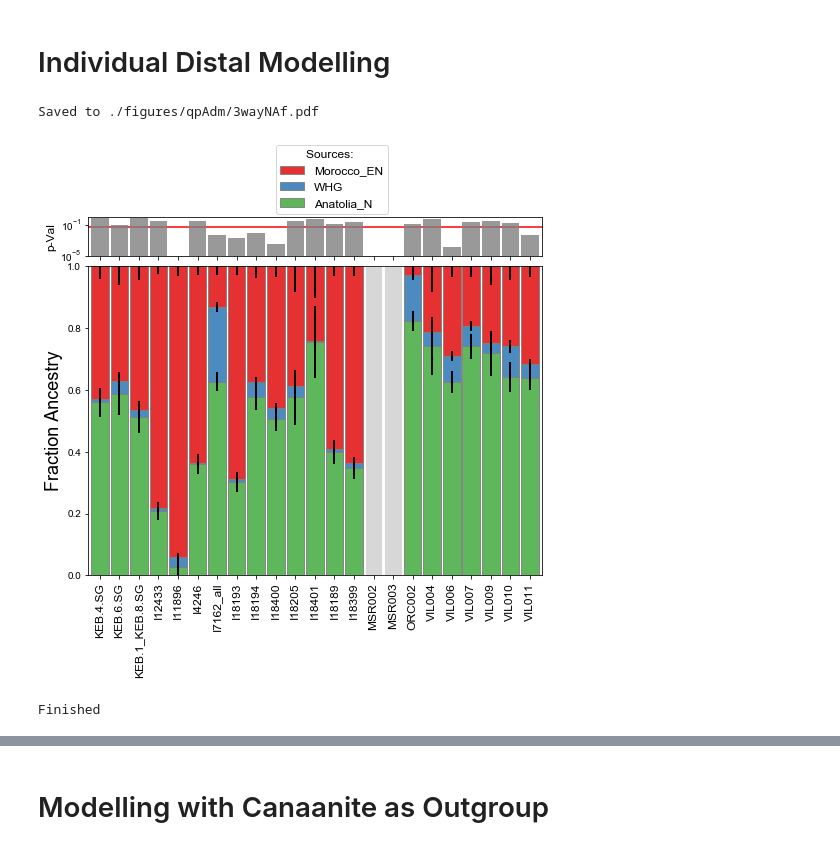
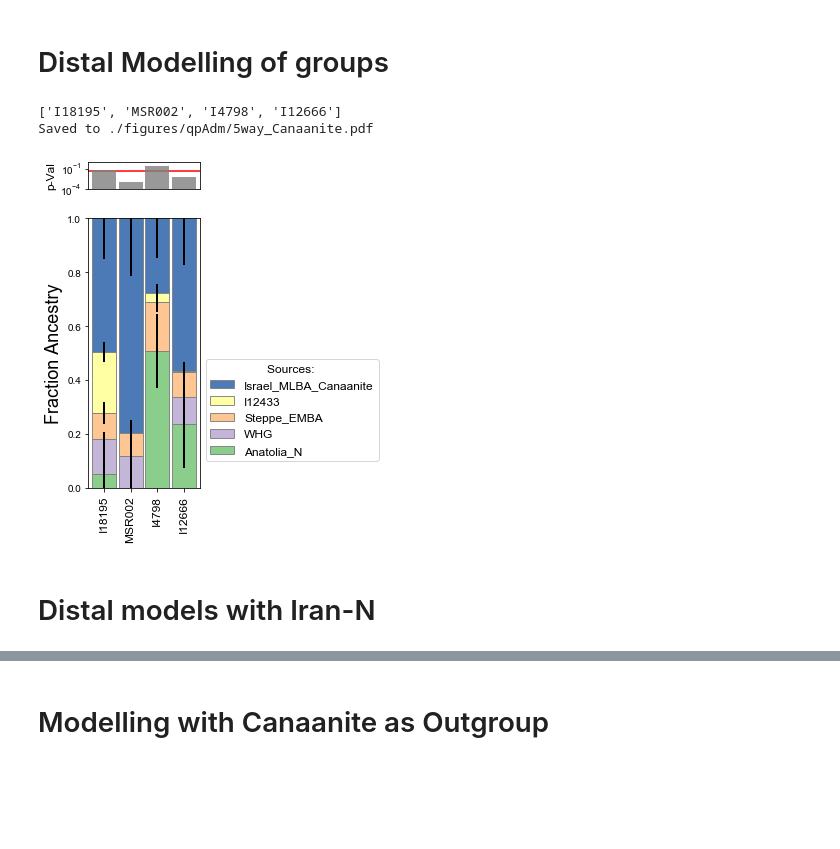
Before and after one commit to hringbauer/punic_aDNA, a Jupyter notebook: notebooks/qpAdm/viz_qpAdm.ipynb, the cells around one changed output, grey strips where cells are left out. Cells and saved outputs as stored; diff of their text form; code cells hidden in the pictures; blank space fills up the shorter version.

```diff
--- a/notebooks/qpAdm/viz_qpAdm.ipynb
+++ b/notebooks/qpAdm/viz_qpAdm.ipynb
@@ -386,29 +552,33 @@ def load_iids_from_indfile(path_ind, string,
 # %% [markdown]
-# Individual Distal Modelling
+# Distal Modelling of groups
 # %%
 ### Load the ancient Individual Label Data
-pops = ["Morocco_LN", "Algeria_N", "Iberia_North_BA_Africa_all",
-        "Punic_oAfrican",
-        "Sardinia"]
-path_ind = "./eigenstrat/combined/punic0.v43.ind"
+#pops = ["Morocco_LN", "Algeria_N", "Iberia_North_BA_Africa_all",
+#        "Punic_oAfrican",
+#        "Sardinia"]
+#path_ind = "./eigenstrat/combined/punic0.v43.ind"
+#all_iids = [load_iids_from_indfile(path_ind=path_ind,
+#                        string=pop) for pop in pops]
+#all_iids = np.concatenate(all_iids)
+#all_iids = np.insert(all_iids, 5, "I4246")
+all_iids = ["I18195", "MSR002", "I4798", "I12666"]
+sources = ["Anatolia_N", "WHG", "Steppe_EMBA",
+           "I12433", "Israel_MLBA_Canaanite"]
 
-all_iids = [load_iids_from_indfile(path_ind=path_ind,
-                        string=pop) for pop in pops]
-
-all_iids = np.concatenate(all_iids)
-all_iids = np.insert(all_iids, 5, "I4246")
-paths = [".".join([iid, "Anatolia_N","WHG","Morocco_EN"]) for iid in all_iids]
+paths = [".".join([iid] + sources) for iid in all_iids]
 # %%
-dir_path = "./output/qpAdm/3wayNAf/"
-save_path = "./figures/qpAdm/3wayNAf.pdf"
-c = ["#4daf4a", "#377eb8", "#e41a1c"]
-
-#best=0, pval_lim = [1e-4,1], figsize=(6,6)
+dir_path = "./output/qpAdm/5way_Canaanite/"
+save_path = "./figures/qpAdm/5way_Canaanite.pdf"
+c = ["#7fc97f", "#beaed4", "#fdc086",
+     "#ffff99", "#386cb0"]
 
 plot_qpadm(dir_path=dir_path, test_pops=paths, save_path=save_path,
-            best=False, pval_lim = [1e-5,1], figsize=(7,6), bw=0.9,
-            fs=12, c=c, ec="gray")
+            best=True, pval_lim = [1e-4,1], figsize=(2,6), bw=0.9,
+            height_ratios=[1,10],
+            l_pos=(1.0,0.5), fs=12, c=c, ec="gray")
 # %% [output]
-Saved to ./figures/qpAdm/3wayNAf.pdf
+['I18195', 'MSR002', 'I4798', 'I12666']
+Saved to ./figures/qpAdm/5way_Canaanite.pdf
-[figure, old version]
+[figure, new version]
-Finished
+# %% [markdown]
+# Distal models with Iran-N
```
Also changed, not shown: parts of 20 cells of this notebook, 4 other files.
